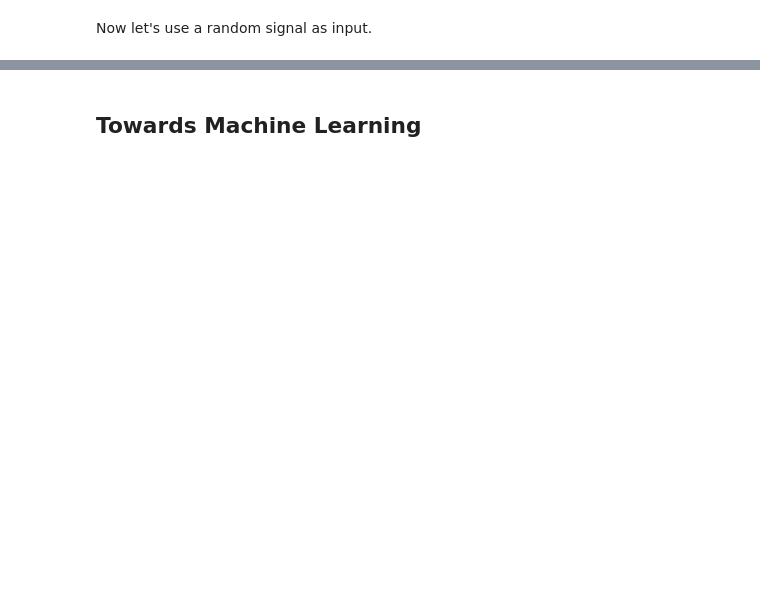
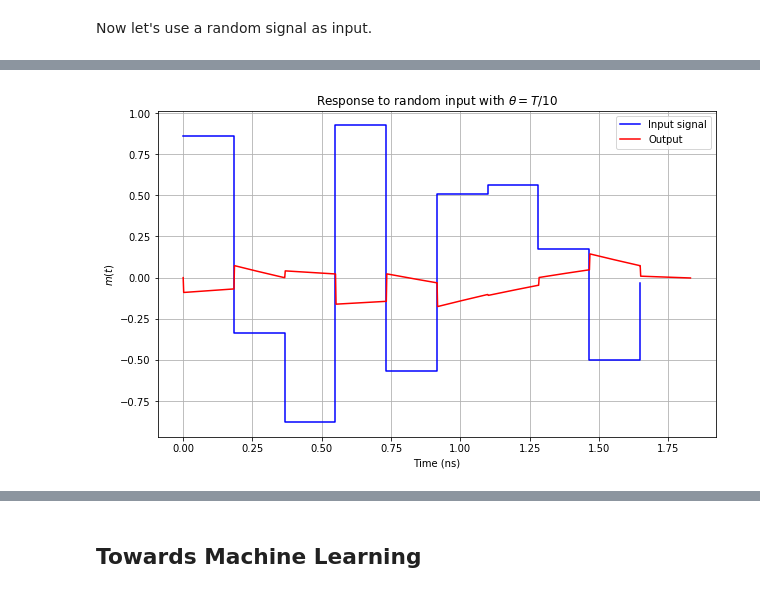
Before and after one commit to spintronic-computing-group/spnc, a Jupyter notebook: notebooks/SPNC-anisotropy/SP_anisotropy_learning.ipynb, the cells around one changed output, grey strips where cells are left out. Saved outputs shown, nothing was run; the diff lists cells and outputs as text; code cells hidden in the pictures; blank space fills up the shorter version.

```diff
--- a/notebooks/SPNC-anisotropy/SP_anisotropy_learning.ipynb
+++ b/notebooks/SPNC-anisotropy/SP_anisotropy_learning.ipynb
@@ -70,3 +127,16 @@ def rnd_signal(n):
+# %%
+plt.figure(figsize=(10,6))
+plt.plot(time_signal*1e9,signal,'b-',drawstyle='steps-post',label="Input signal")
+plt.plot(time*1e9,m_t,'r-',label="Output")
+plt.grid(True)
+plt.legend(loc="best")
+plt.title("Response to random input with "+r'$\theta=T/10$')
+plt.ylabel(r'$m(t)$')
+plt.xlabel("Time (ns)")
+plt.show()
+plt.show()
+# %% [output]
+[figure, added]
 # %%
 spn = SPN.SP_Network(h,theta_H,k_s_0,phi,beta_prime)
 SPN.calculate_energy_barriers(spn)
```
Also changed, not shown: parts of 31 cells of this notebook, 2 other files.
